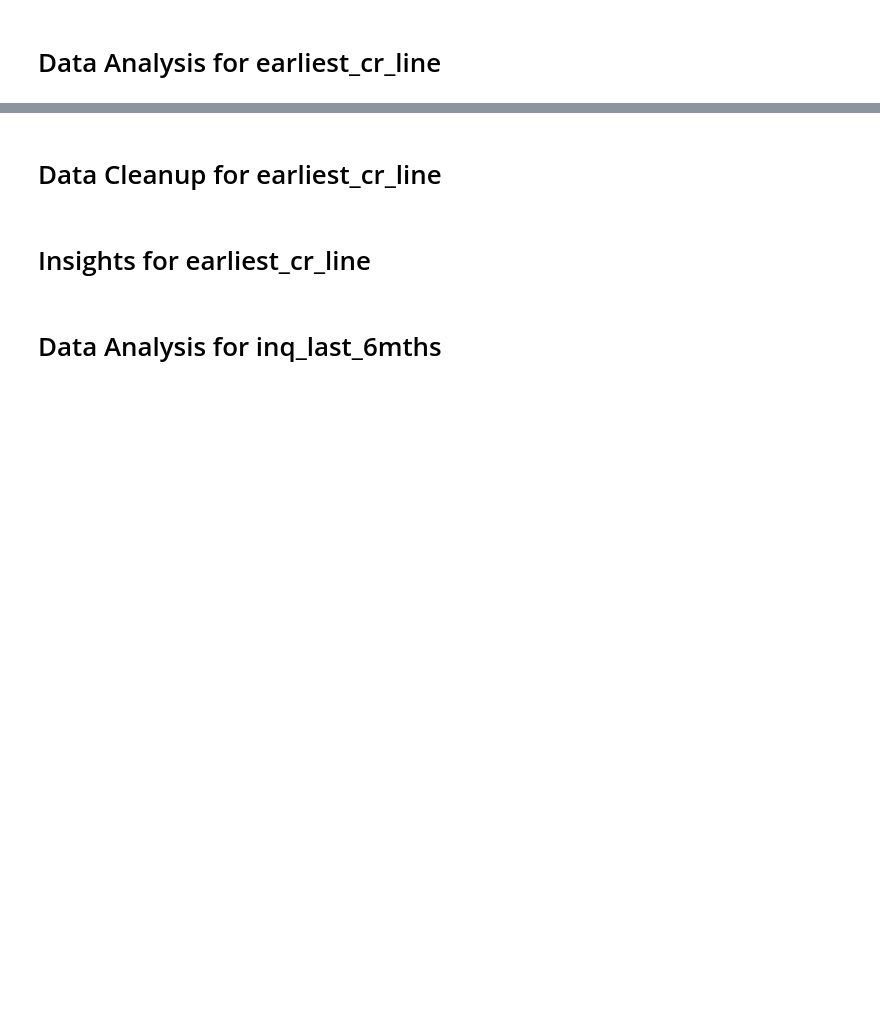
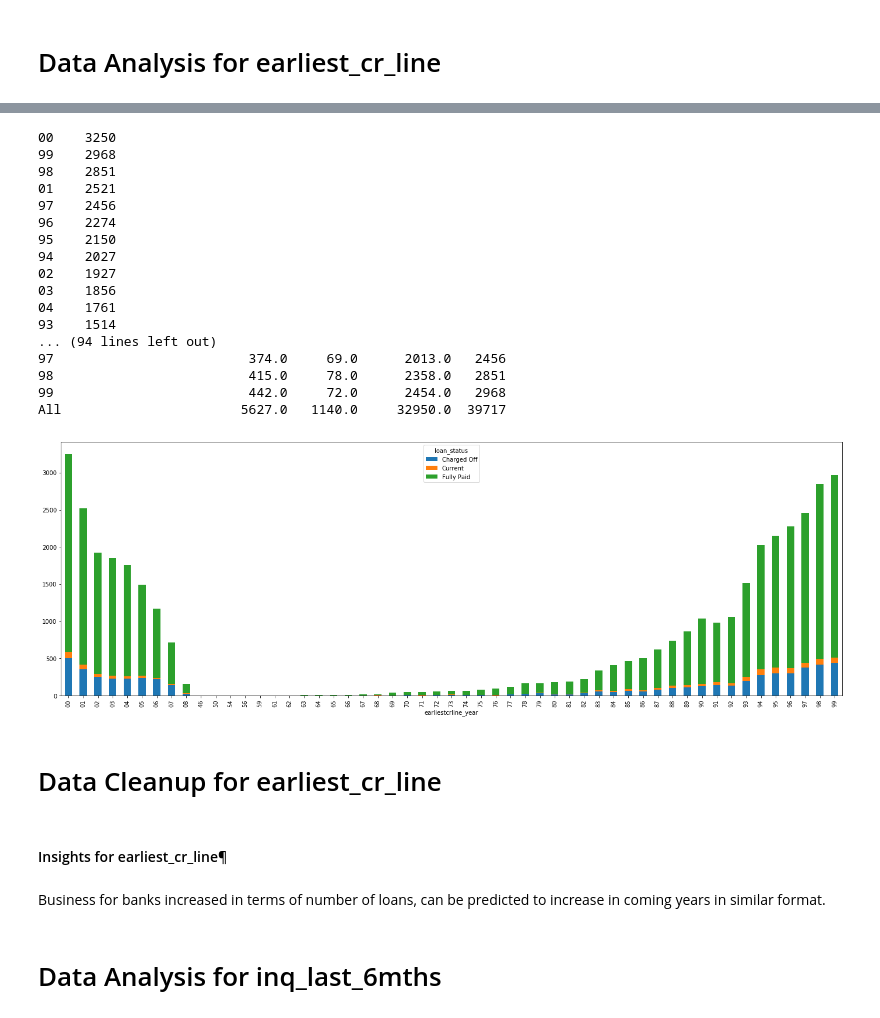
Before and after one commit to amirivija/EDA, a Jupyter notebook: group_assignment.ipynb, the cells around one changed output, grey strips where cells are left out. Drawn from its saved outputs; the diff is of its cells as text; code cells hidden in the pictures; blank space fills up the shorter version.

```diff
--- a/group_assignment.ipynb
+++ b/group_assignment.ipynb
@@ -476,3 +588,9 @@ pltUniVariableAnalysis('sub_grade', lending_club_ChargedOff.sort_values(by='sub_
 # Insights for emp_title
 # %% [markdown]
 # Data Analysis for emp_length
+# %%
+lending_club.emp_length.fillna('0',inplace=True)
+print(np.dtype(lending_club.emp_length))
+lending_club['emp_length']=lending_club['emp_length'].apply(lambda x: str(x).split("year")[0].strip().split("+")[0]).apply(lambda x: 0 if str(x).find("<") >=0 else x)
+lending_club['emp_length']=lending_club.emp_length.astype(int)
+print(np.dtype(lending_club.emp_length))
@@ -581,3 +700,8 @@ lending_club = lending_club.loc[lending_club['annual_inc'] < 234999]
 # Insights for verification_status
 # %% [markdown]
 # Data Analysis for issue_d
+# %%
+lending_club['issue_d']
+lending_club['issue_month']=lending_club['issue_d'].apply(lambda x:x.split('-')[0])
+lending_club['issue_year']=lending_club['issue_d'].apply(lambda x:x.split('-')[1])
+lending_club['issue_year'].apply(pd.to_numeric)
@@ -730,3 +873,8 @@ Number of null values for the column dti : 0
 # Insights for delinq_2yrs
 # %% [markdown]
 # Data Analysis for earliest_cr_line
+# %%
+lending_club['earliest_cr_line']
+lending_club['earliestcrline_month']=lending_club['earliest_cr_line'].apply(lambda x:x.split('-')[0])
+lending_club['earliestcrline_year']=lending_club['earliest_cr_line'].apply(lambda x:x.split('-')[1])
+lending_club['earliestcrline_year'].apply(pd.to_numeric)
@@ -733,2 +899,23 @@ Number of null values for the column dti : 0
+# %%
+do_analysis_categorical(lending_club, 'earliestcrline_year')
+# %% [output]
+00    3250
+99    2968
+98    2851
+01    2521
+97    2456
+96    2274
+95    2150
+94    2027
+02    1927
+03    1856
+04    1761
+93    1514
+... (94 lines left out)
+97                         374.0     69.0      2013.0   2456
+98                         415.0     78.0      2358.0   2851
+99                         442.0     72.0      2454.0   2968
+All                       5627.0   1140.0     32950.0  39717
+[figure, added]
 # %% [markdown]
 # Data Cleanup for earliest_cr_line
@@ -735,5 +924,7 @@ Number of null values for the column dti : 0
 # %% [markdown]
-# Insights for earliest_cr_line
+#### Insights for earliest_cr_line¶
+# %% [markdown]
+Business for banks increased in terms of number of loans, can be predicted to increase in coming years in similar format.
 # %% [markdown]
 # Data Analysis for inq_last_6mths
 # %%
```
Also changed, not shown: parts of 104 cells of this notebook.
